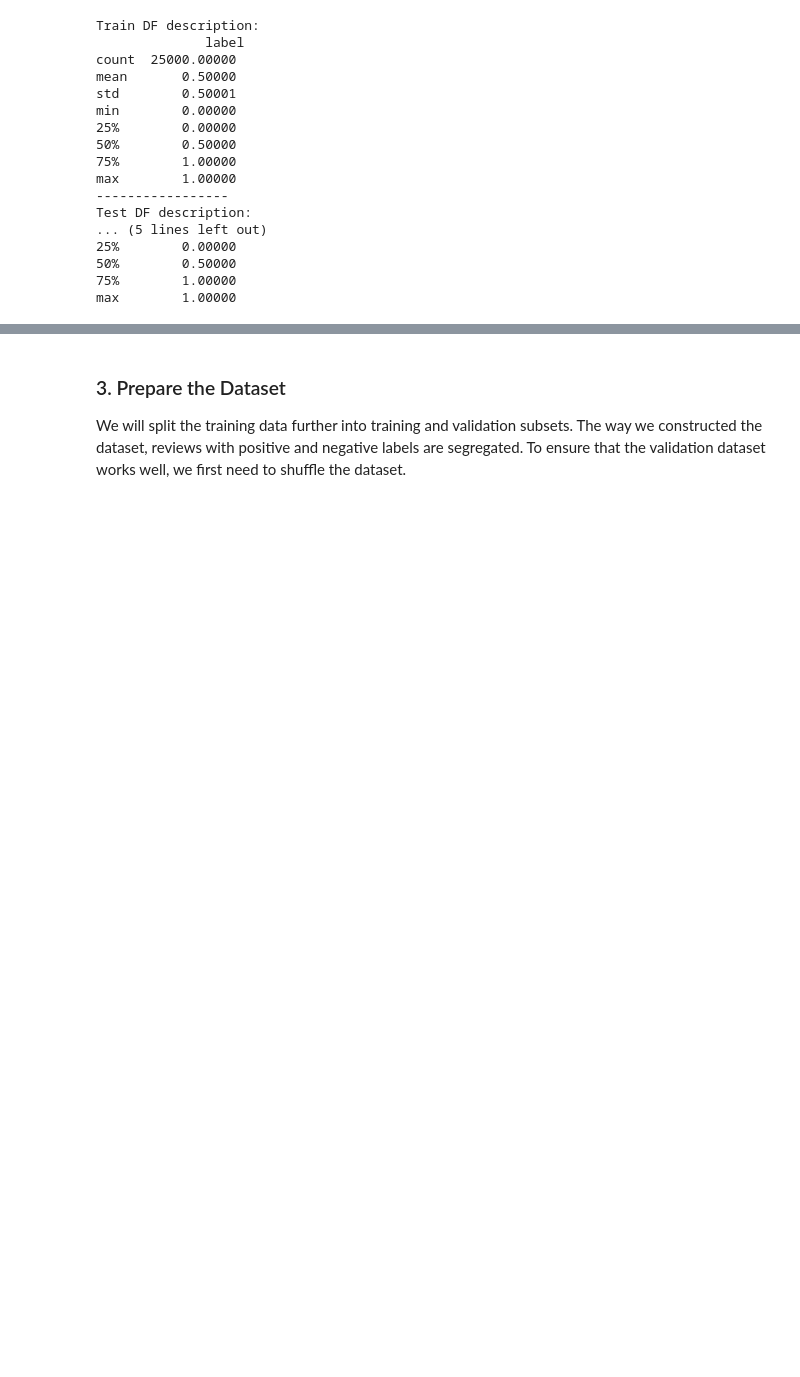
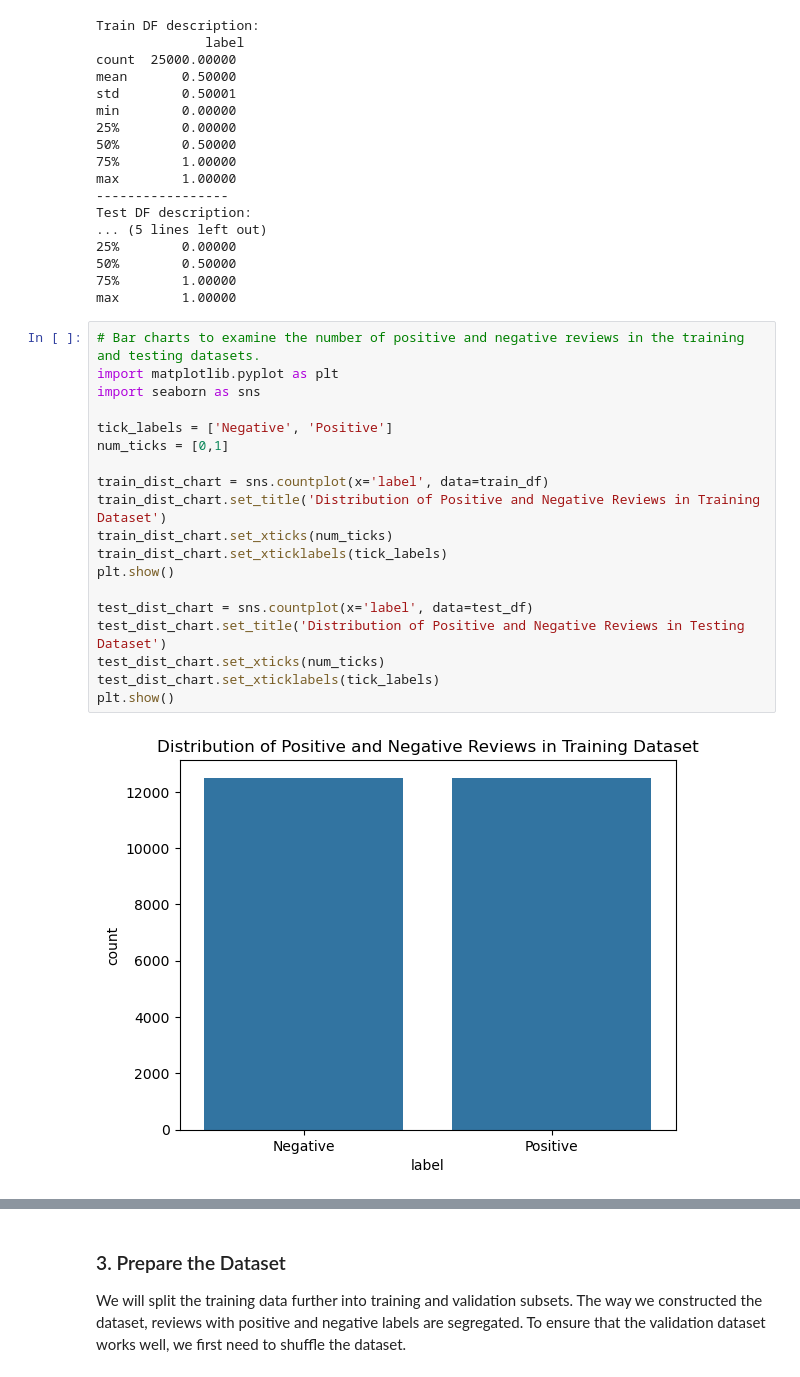
Before and after one commit to ashleydonohoe/SentimentScope_Starter, a Jupyter notebook: SentimentScope_starter.ipynb, the cells around one changed output, grey strips where cells are left out. Saved outputs shown, nothing was run; the diff lists cells and outputs as text; blank space fills up the shorter version.

Commit message:
added visualizations for data exploration

```diff
--- a/SentimentScope_starter.ipynb
+++ b/SentimentScope_starter.ipynb
@@ -241,3 +241,24 @@ Test DF description:
 50%        0.50000
 75%        1.00000
 max        1.00000
+# %%
+# Bar charts to examine the number of positive and negative reviews in the training and testing datasets.
+import matplotlib.pyplot as plt
+import seaborn as sns
+
+tick_labels = ['Negative', 'Positive']
+num_ticks = [0,1]
+
+train_dist_chart = sns.countplot(x='label', data=train_df)
+train_dist_chart.set_title('Distribution of Positive and Negative Reviews in Training Dataset')
+train_dist_chart.set_xticks(num_ticks)
+train_dist_chart.set_xticklabels(tick_labels)
+plt.show()
+
+test_dist_chart = sns.countplot(x='label', data=test_df)
+test_dist_chart.set_title('Distribution of Positive and Negative Reviews in Testing Dataset')
+test_dist_chart.set_xticks(num_ticks)
+test_dist_chart.set_xticklabels(tick_labels)
+plt.show()
+# %% [output]
+[figure, added]
```
Also changed, not shown: parts of 3 cells of this notebook.
